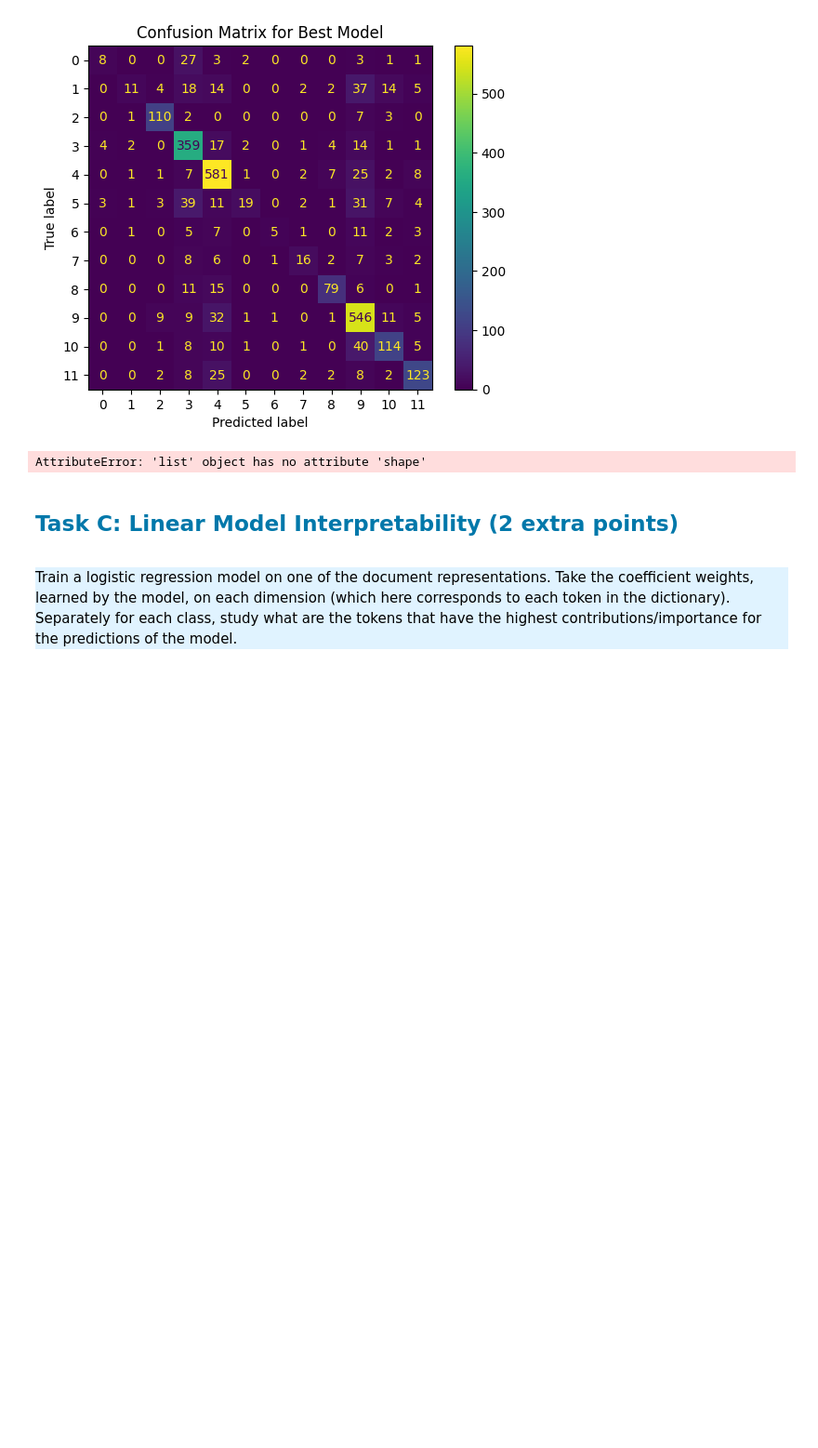
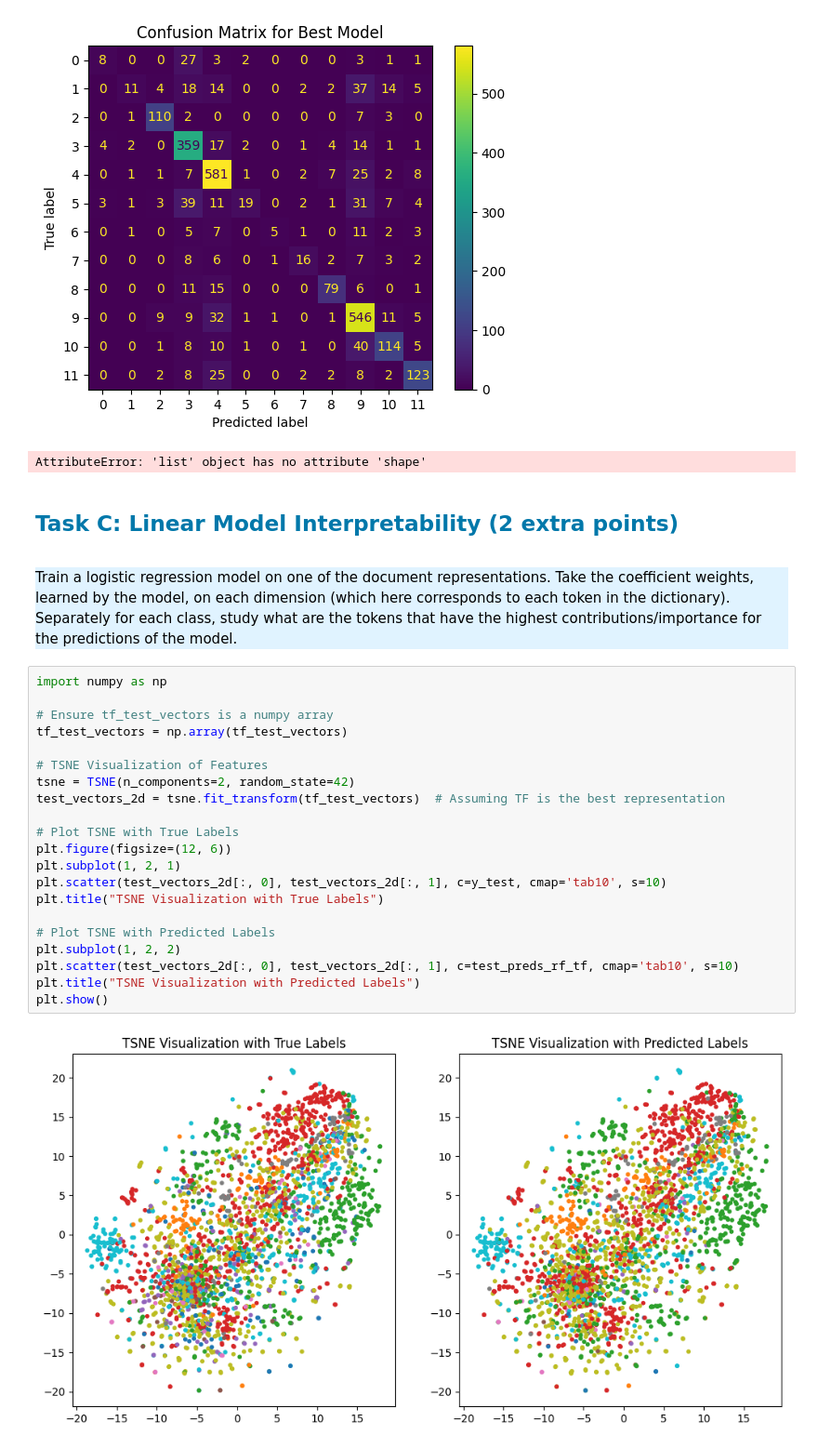
Before and after one commit to bayve711/NLP, a Jupyter notebook: group-34_k12149099_k12148222.ipynb, the cells around one changed output. Shown: that part at 93% size. Cells and saved outputs as stored; diff of their text form; blank space fills up the shorter version.

Commit message:
tsne

```diff
--- a/group-34_k12149099_k12148222.ipynb
+++ b/group-34_k12149099_k12148222.ipynb
@@ -683,3 +683,26 @@ AttributeError: 'list' object has no attribute 'shape'
 <div style="background-color:rgb(224, 243, 255)">
 Train a logistic regression model on one of the document representations. Take the coefficient weights, learned by the model, on each dimension (which here corresponds to each token in the dictionary). Separately for each class, study what are the tokens that have the highest contributions/importance for the predictions of the model.
 </div>
+# %%
+import numpy as np
+
+# Ensure tf_test_vectors is a numpy array
+tf_test_vectors = np.array(tf_test_vectors)
+
+# TSNE Visualization of Features
+tsne = TSNE(n_components=2, random_state=42)
+test_vectors_2d = tsne.fit_transform(tf_test_vectors)  # Assuming TF is the best representation
+
+# Plot TSNE with True Labels
+plt.figure(figsize=(12, 6))
+plt.subplot(1, 2, 1)
+plt.scatter(test_vectors_2d[:, 0], test_vectors_2d[:, 1], c=y_test, cmap='tab10', s=10)
+plt.title("TSNE Visualization with True Labels")
+
+# Plot TSNE with Predicted Labels
+plt.subplot(1, 2, 2)
+plt.scatter(test_vectors_2d[:, 0], test_vectors_2d[:, 1], c=test_preds_rf_tf, cmap='tab10', s=10)
+plt.title("TSNE Visualization with Predicted Labels")
+plt.show()
+# %% [output]
+[figure, added]
```
